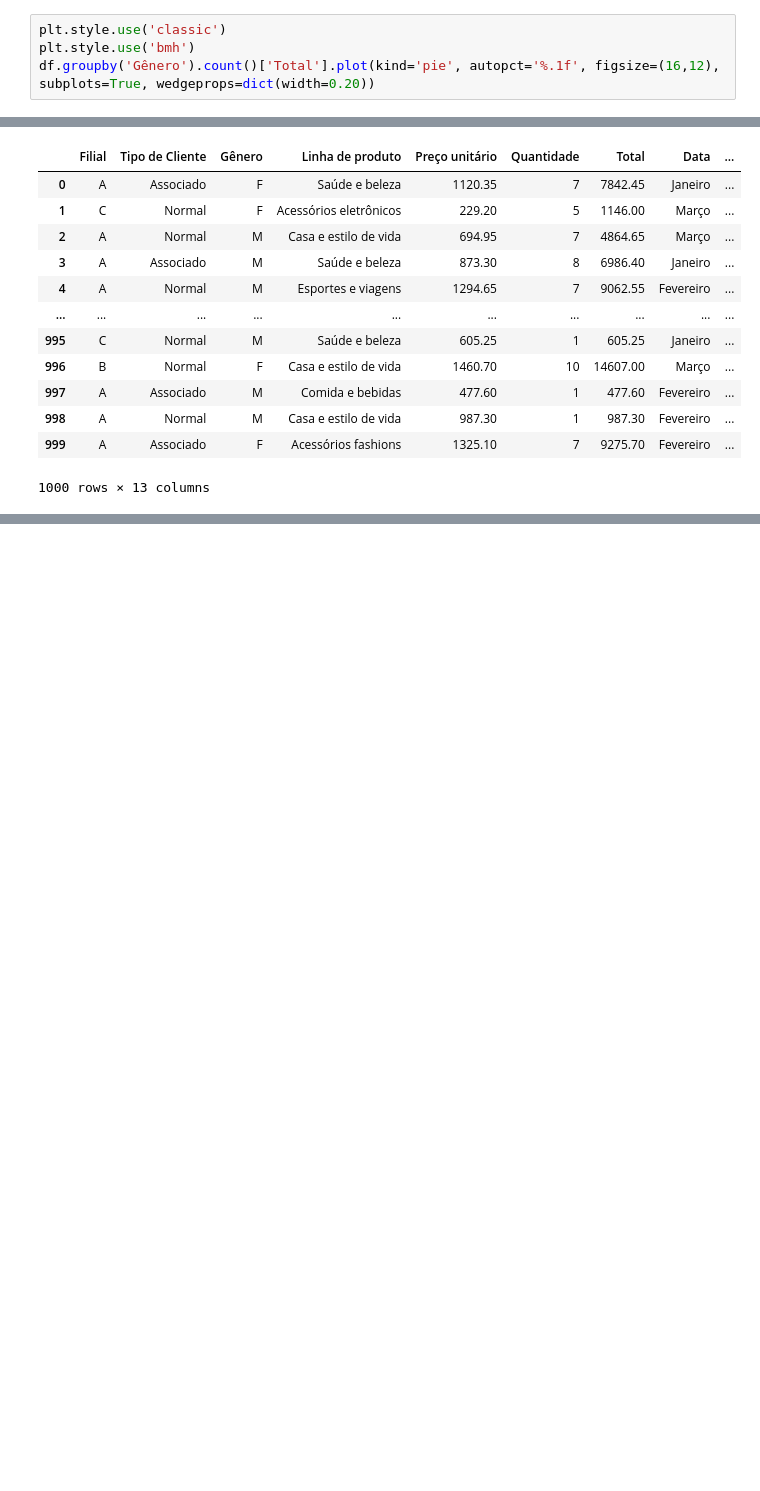
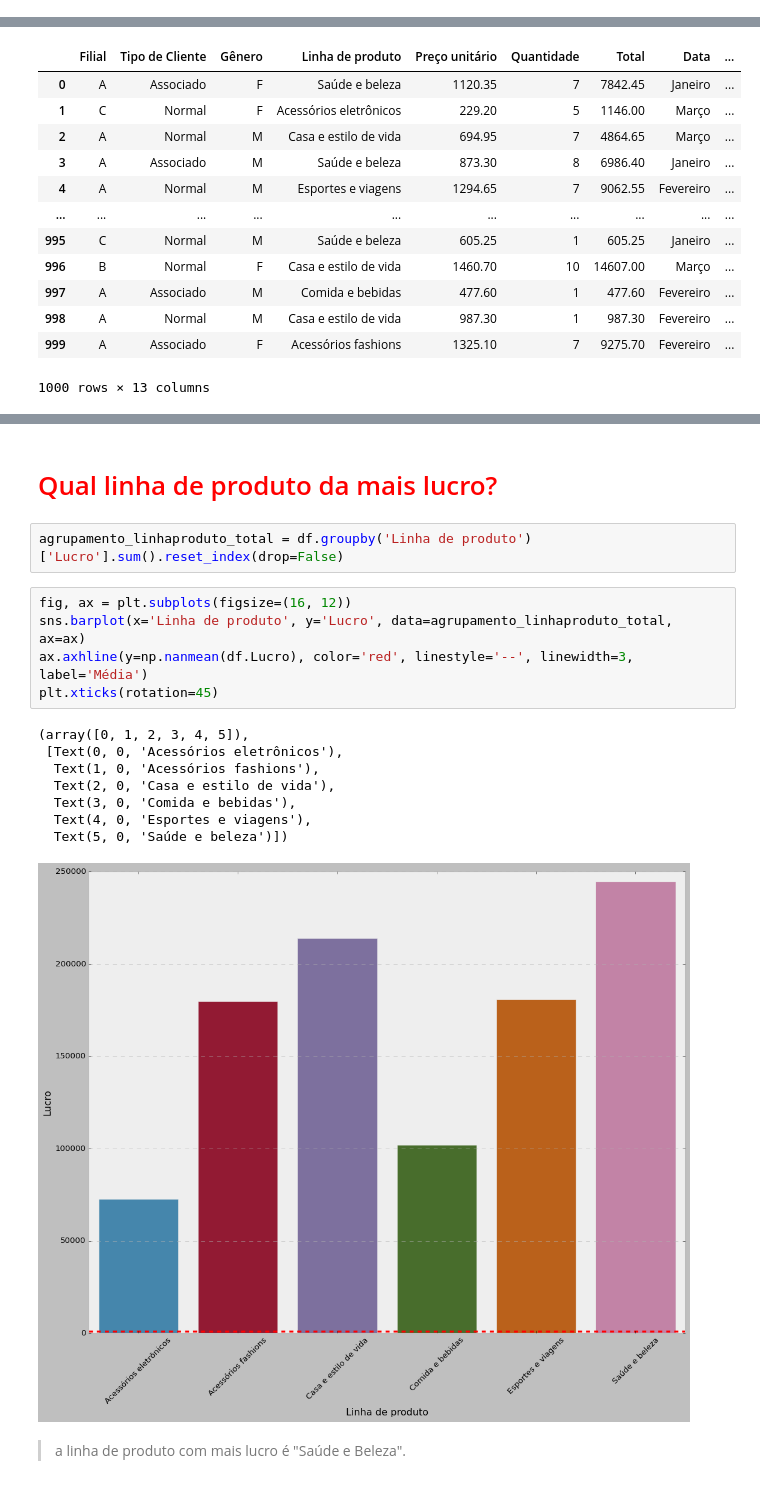
Before and after one commit to fdalvesco/Ciencia-e-Mineracao-de-Dados, a Jupyter notebook: Primeira_Analise_Dados.ipynb, the cells around one changed output, grey strips where cells are left out. Saved outputs shown, nothing was run; the diff lists cells and outputs as text; blank space fills up the shorter version.

```diff
--- a/Primeira_Analise_Dados.ipynb
+++ b/Primeira_Analise_Dados.ipynb
@@ -409,5 +553 @@ array([<AxesSubplot:ylabel='Total'>], dtype=object)
 [figure]
-# %%
-plt.style.use('classic')
-plt.style.use('bmh')
-df.groupby('Gênero').count()['Total'].plot(kind='pie', autopct='%.1f', figsize=(16,12), subplots=True, wedgeprops=dict(width=0.20))
@@ -486,0 +646,20 @@ df
+# %% [markdown]
+# <font color='red'>Qual linha de produto da mais lucro?</font>
+# %%
+agrupamento_linhaproduto_total = df.groupby('Linha de produto') ['Lucro'].sum().reset_index(drop=False)
+# %%
+fig, ax = plt.subplots(figsize=(16, 12))
+sns.barplot(x='Linha de produto', y='Lucro', data=agrupamento_linhaproduto_total, ax=ax)
+ax.axhline(y=np.nanmean(df.Lucro), color='red', linestyle='--', linewidth=3, label='Média')
+plt.xticks(rotation=45)
+# %% [output]
+(array([0, 1, 2, 3, 4, 5]),
+ [Text(0, 0, 'Acessórios eletrônicos'),
+  Text(1, 0, 'Acessórios fashions'),
+  Text(2, 0, 'Casa e estilo de vida'),
+  Text(3, 0, 'Comida e bebidas'),
+  Text(4, 0, 'Esportes e viagens'),
+  Text(5, 0, 'Saúde e beleza')])
+[figure, added]
+# %% [markdown]
+> a linha de produto com mais lucro é "Saúde e Beleza".
```
Also changed, not shown: parts of 105 cells of this notebook.
